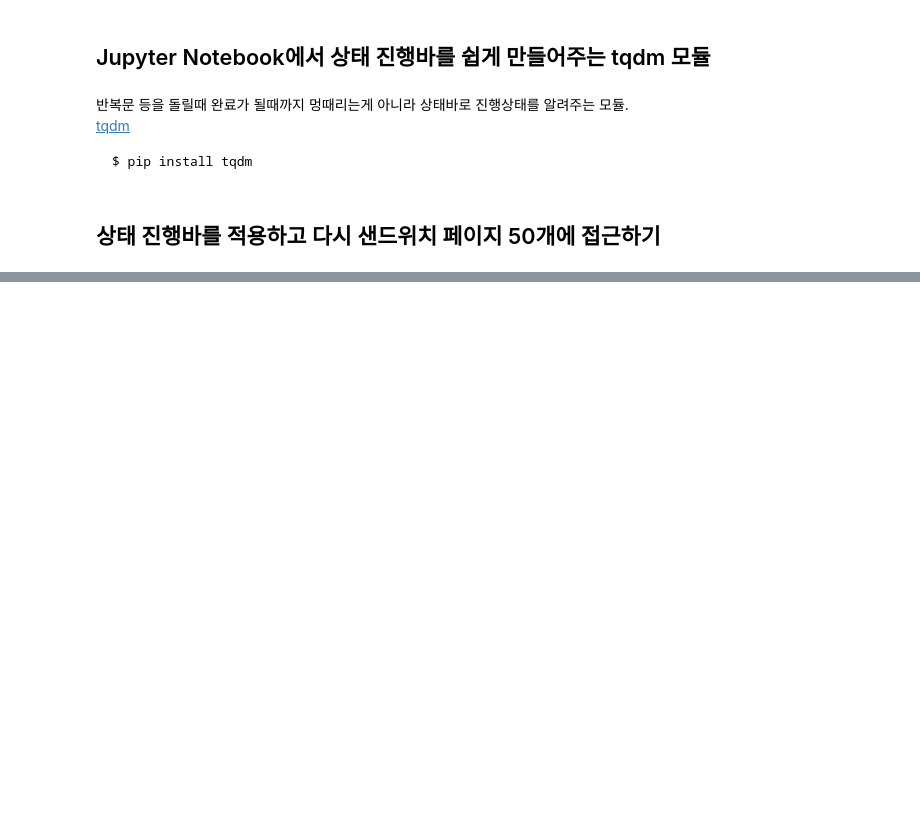
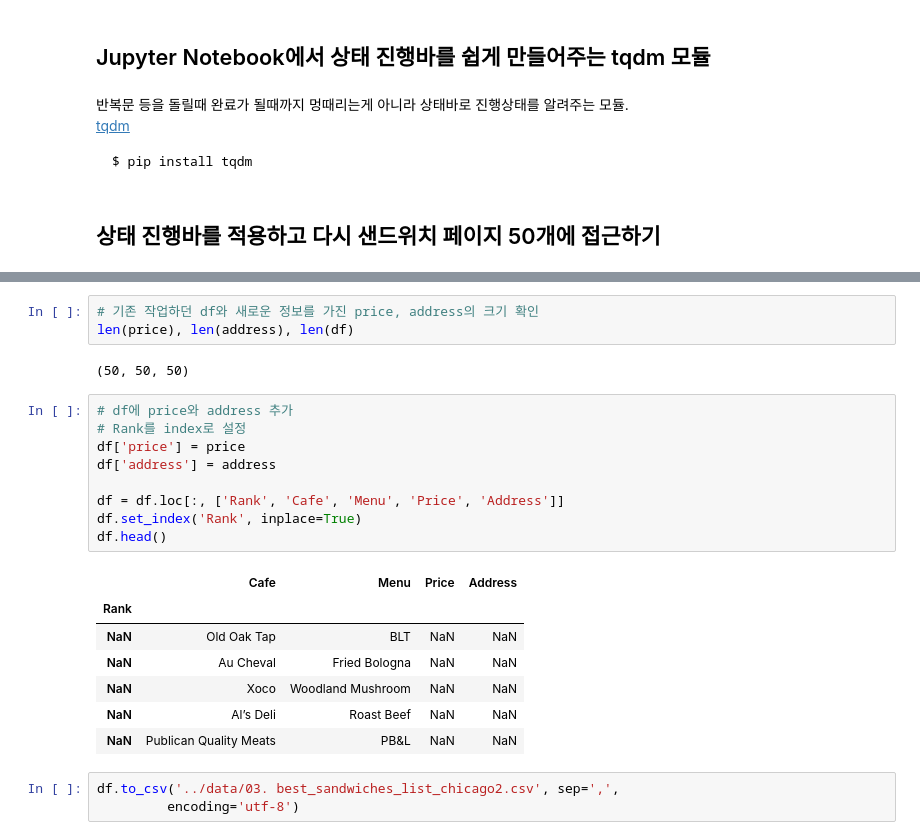
Before and after one commit to KimDoKy/DataScience, a Jupyter notebook: source_code/chap3. Web Parsing example.ipynb, the cells around one changed output, grey strips where cells are left out. Saved outputs shown, nothing was run; the diff lists cells and outputs as text; blank space fills up the shorter version.

```diff
--- a/source_code/chap3. Web Parsing example.ipynb
+++ b/source_code/chap3. Web Parsing example.ipynb
@@ -639,0 +683,25 @@ for n in tqdm_notebook(df.index):
+# %%
+# 기존 작업하던 df와 새로운 정보를 가진 price, address의 크기 확인
+len(price), len(address), len(df)
+# %% [output]
+(50, 50, 50)
+# %%
+# df에 price와 address 추가
+# Rank를 index로 설정
+df['price'] = price
+df['address'] = address
+
+df = df.loc[:, ['Rank', 'Cafe', 'Menu', 'Price', 'Address']]
+df.set_index('Rank', inplace=True)
+df.head()
+# %% [output]
+|  | Cafe | Menu | Price | Address |
+| Rank |  |  |  |  |
+| NaN | Old Oak Tap | BLT | NaN | NaN |
+| NaN | Au Cheval | Fried Bologna | NaN | NaN |
+| NaN | Xoco | Woodland Mushroom | NaN | NaN |
+| NaN | Al’s Deli | Roast Beef | NaN | NaN |
+| NaN | Publican Quality Meats | PB&L | NaN | NaN |
+# %%
+df.to_csv('../data/03. best_sandwiches_list_chicago2.csv', sep=',',
+         encoding='utf-8')
```
Also changed, not shown: parts of 3 cells of this notebook, 1 other file.
